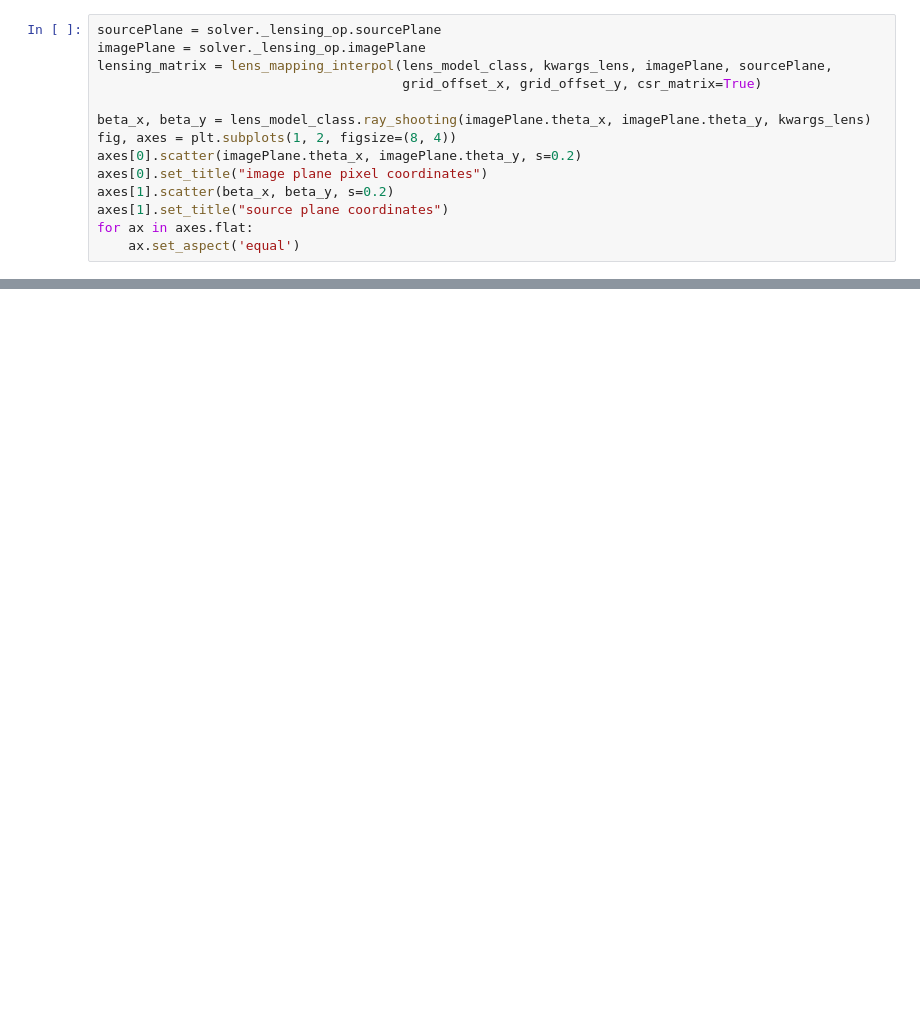
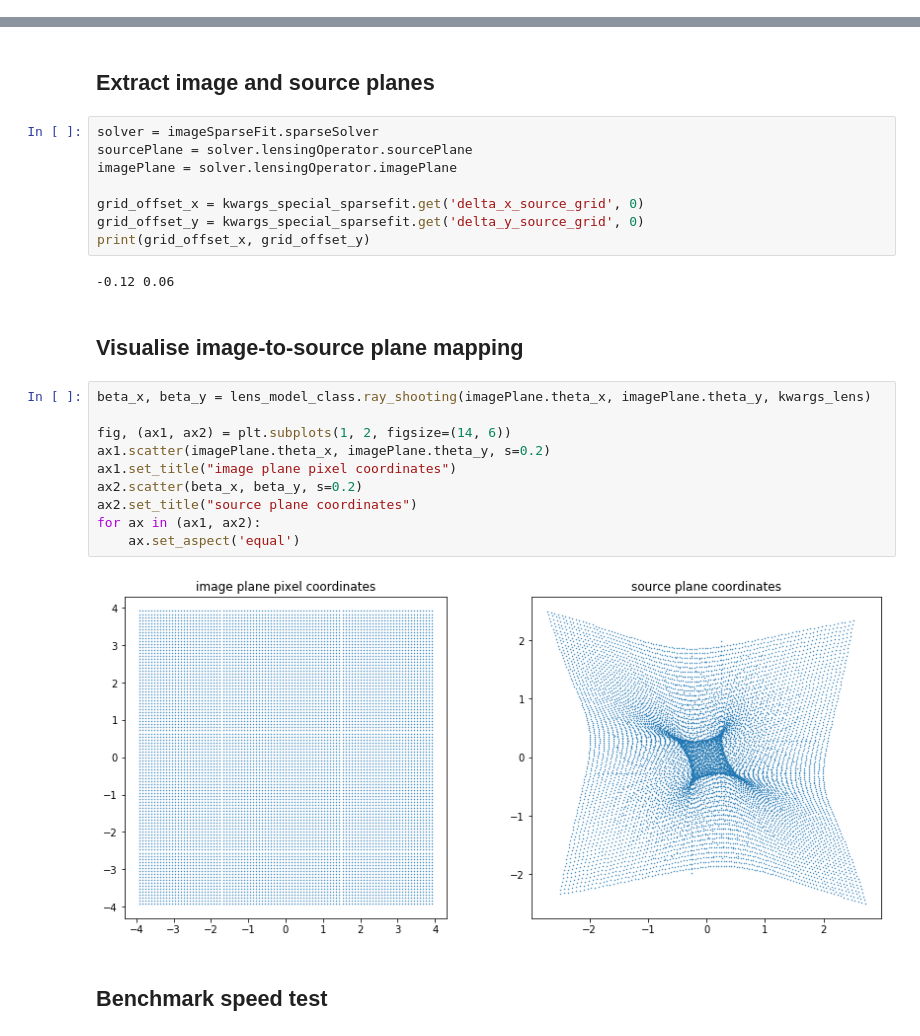
Before and after one commit to aymgal/SLITronomy, a Jupyter notebook: thirdparty/dev_notebooks/fast_lensing_matrix.ipynb, the cells around one changed output, grey strips where cells are left out. Saved outputs shown, nothing was run; the diff lists cells and outputs as text; blank space fills up the shorter version.

Commit message:
Update fast lensing matrix notebook

```diff
--- a/thirdparty/dev_notebooks/fast_lensing_matrix.ipynb
+++ b/thirdparty/dev_notebooks/fast_lensing_matrix.ipynb
@@ -334,14 +0,0 @@ grid_offset_x, grid_offset_y
-# %%
-sourcePlane = solver._lensing_op.sourcePlane
-imagePlane = solver._lensing_op.imagePlane
-lensing_matrix = lens_mapping_interpol(lens_model_class, kwargs_lens, imagePlane, sourcePlane,
-                                       grid_offset_x, grid_offset_y, csr_matrix=True)
-
-beta_x, beta_y = lens_model_class.ray_shooting(imagePlane.theta_x, imagePlane.theta_y, kwargs_lens)
-fig, axes = plt.subplots(1, 2, figsize=(8, 4))
-axes[0].scatter(imagePlane.theta_x, imagePlane.theta_y, s=0.2)
-axes[0].set_title("image plane pixel coordinates")
-axes[1].scatter(beta_x, beta_y, s=0.2)
-axes[1].set_title("source plane coordinates")
-for ax in axes.flat:
-    ax.set_aspect('equal')
@@ -501,0 +184,28 @@ s_tf = tf.random.normal(shape=(s.size, 1), dtype=tf.float64)
+# %% [markdown]
+## Extract image and source planes
+# %%
+solver = imageSparseFit.sparseSolver
+sourcePlane = solver.lensingOperator.sourcePlane
+imagePlane = solver.lensingOperator.imagePlane
+
+grid_offset_x = kwargs_special_sparsefit.get('delta_x_source_grid', 0)
+grid_offset_y = kwargs_special_sparsefit.get('delta_y_source_grid', 0)
+print(grid_offset_x, grid_offset_y)
+# %% [output]
+-0.12 0.06
+# %% [markdown]
+## Visualise image-to-source plane mapping
+# %%
+beta_x, beta_y = lens_model_class.ray_shooting(imagePlane.theta_x, imagePlane.theta_y, kwargs_lens)
+
+fig, (ax1, ax2) = plt.subplots(1, 2, figsize=(14, 6))
+ax1.scatter(imagePlane.theta_x, imagePlane.theta_y, s=0.2)
+ax1.set_title("image plane pixel coordinates")
+ax2.scatter(beta_x, beta_y, s=0.2)
+ax2.set_title("source plane coordinates")
+for ax in (ax1, ax2):
+    ax.set_aspect('equal')
+# %% [output]
+[figure, added]
+# %% [markdown]
+## Benchmark speed test
```
Also changed, not shown: parts of 34 cells of this notebook.
